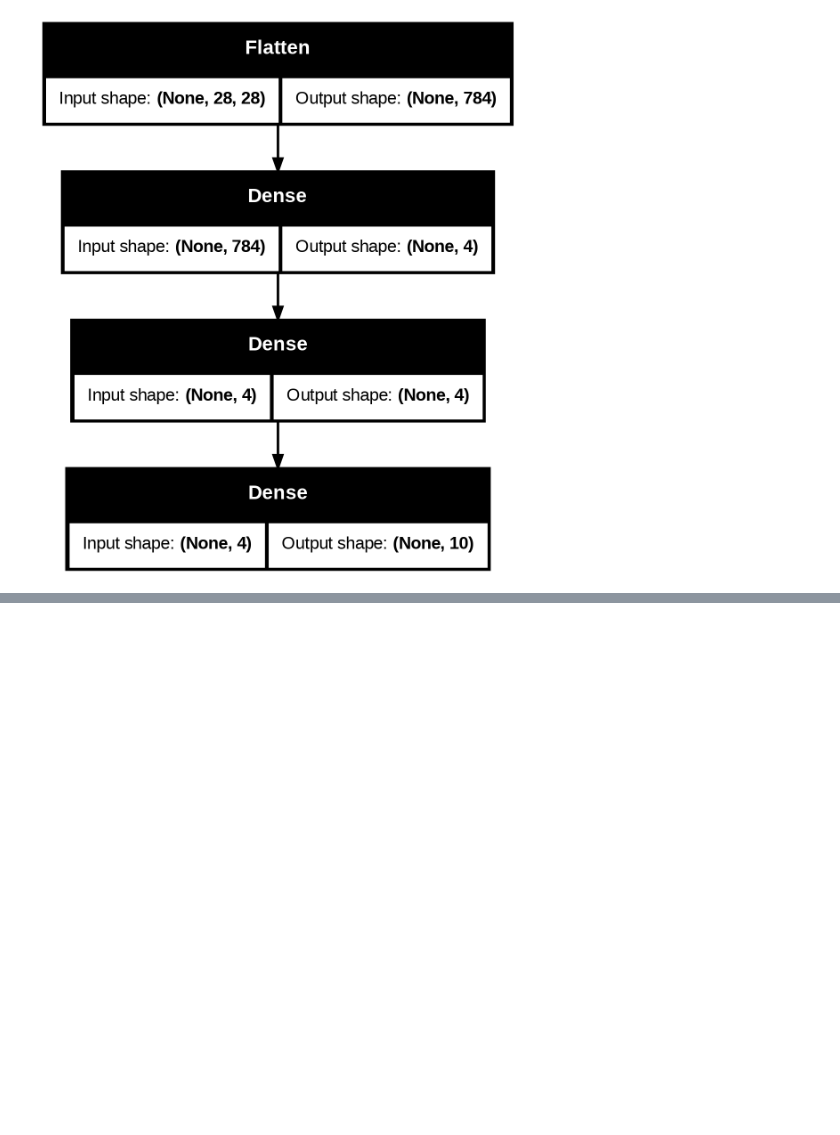
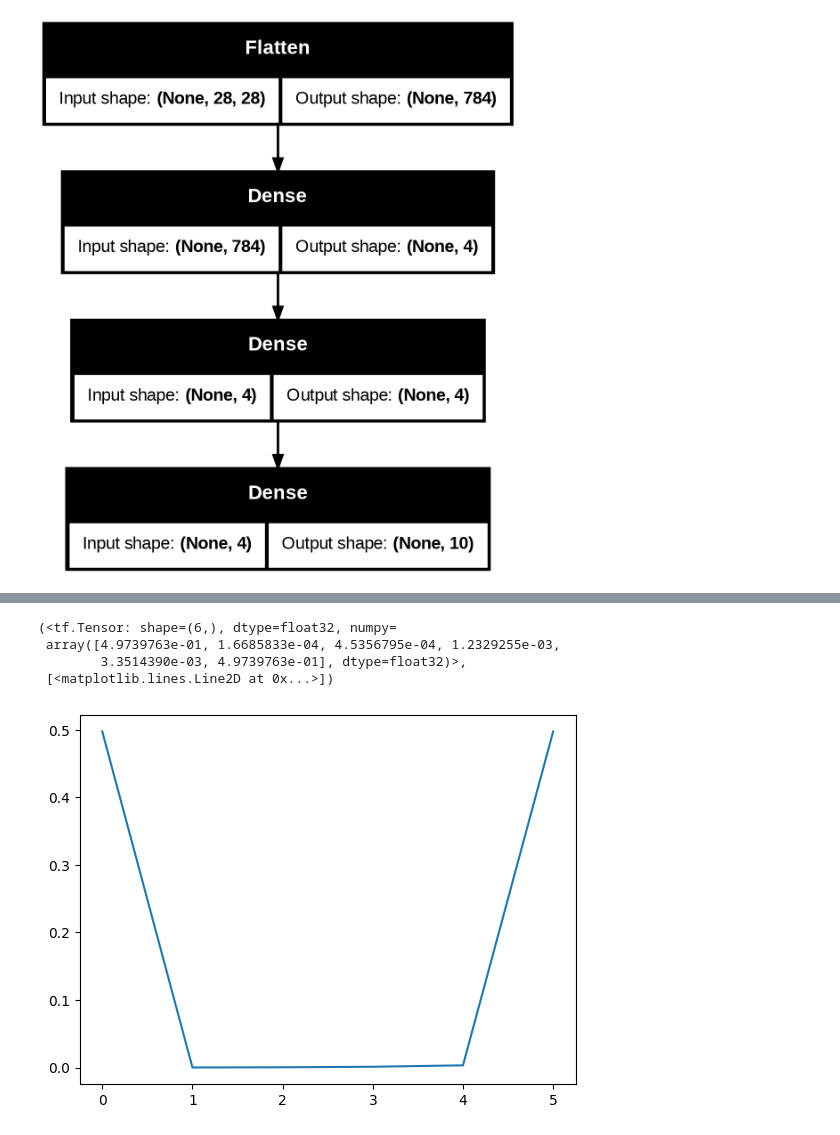
Before and after one commit to mehmetzorlu/tensowflow_bootcamp, a Jupyter notebook: 02_neural_network_classification.ipynb, the cells around one changed output, grey strips where cells are left out. Saved outputs shown, nothing was run; the diff lists cells and outputs as text; code cells hidden in the pictures; blank space fills up the shorter version.

```diff
--- a/02_neural_network_classification.ipynb
+++ b/02_neural_network_classification.ipynb
@@ -1691,0 +1924,13 @@ plot_model(model_14, show_shapes=True)
+# %%
+# Let's create softmax function
+import numpy as np
+def softmax(logits):
+  return tf.exp(logits) / tf.reduce_sum(tf.exp(logits))
+# %%
+softmax(A), plt.plot(softmax(A))
+# %% [output]
+(<tf.Tensor: shape=(6,), dtype=float32, numpy=
+ array([4.9739763e-01, 1.6685833e-04, 4.5356795e-04, 1.2329255e-03,
+        3.3514390e-03, 4.9739763e-01], dtype=float32)>,
+ [<matplotlib.lines.Line2D at 0x...>])
+[figure, added]
```
Also changed, not shown: parts of 68 cells of this notebook.
